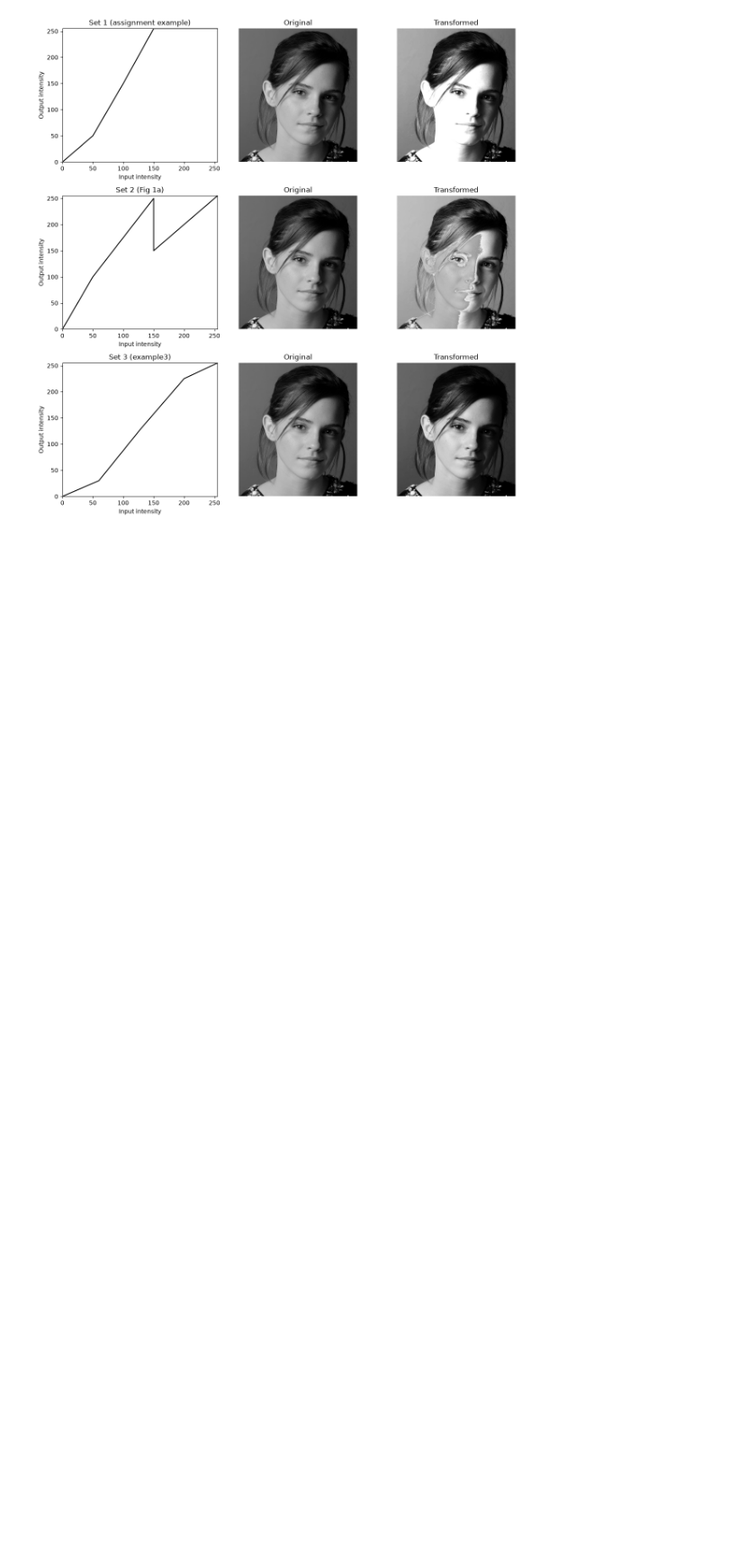
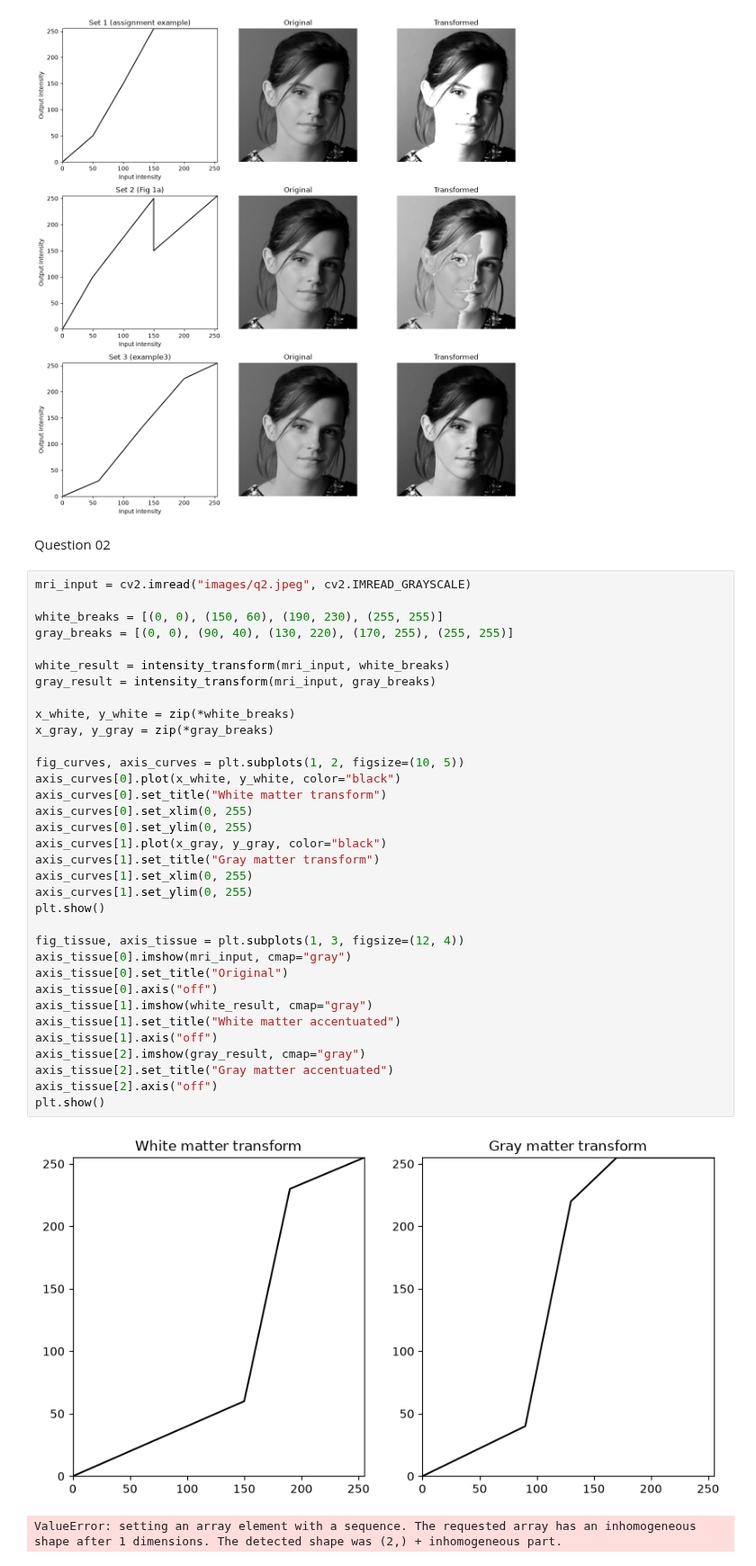
Before and after one commit to Upani-Gunathunga/EN3160-Assignment-01, a Jupyter notebook: 230218G_a01.ipynb, the cells around one changed output. Shown at 90% size. Drawn from its saved outputs; the diff is of its cells as text; blank space fills up the shorter version.

Commit message:
question2 implementation

```diff
--- a/230218G_a01.ipynb
+++ b/230218G_a01.ipynb
@@ -89,3 +89,42 @@ plt.tight_layout()
 plt.show()
 # %% [output]
 [figure]
+# %% [markdown]
+Question 02
+# %%
+mri_input = cv2.imread("images/q2.jpeg", cv2.IMREAD_GRAYSCALE)
+
+white_breaks = [(0, 0), (150, 60), (190, 230), (255, 255)]
+gray_breaks = [(0, 0), (90, 40), (130, 220), (170, 255), (255, 255)]
+
+white_result = intensity_transform(mri_input, white_breaks)
+gray_result = intensity_transform(mri_input, gray_breaks)
+
+x_white, y_white = zip(*white_breaks)
+x_gray, y_gray = zip(*gray_breaks)
+
+fig_curves, axis_curves = plt.subplots(1, 2, figsize=(10, 5))
+axis_curves[0].plot(x_white, y_white, color="black")
+axis_curves[0].set_title("White matter transform")
+axis_curves[0].set_xlim(0, 255)
+axis_curves[0].set_ylim(0, 255)
+axis_curves[1].plot(x_gray, y_gray, color="black")
+axis_curves[1].set_title("Gray matter transform")
+axis_curves[1].set_xlim(0, 255)
+axis_curves[1].set_ylim(0, 255)
+plt.show()
+
+fig_tissue, axis_tissue = plt.subplots(1, 3, figsize=(12, 4))
+axis_tissue[0].imshow(mri_input, cmap="gray")
+axis_tissue[0].set_title("Original")
+axis_tissue[0].axis("off")
+axis_tissue[1].imshow(white_result, cmap="gray")
+axis_tissue[1].set_title("White matter accentuated")
+axis_tissue[1].axis("off")
+axis_tissue[2].imshow(gray_result, cmap="gray")
+axis_tissue[2].set_title("Gray matter accentuated")
+axis_tissue[2].axis("off")
+plt.show()
+# %% [output]
+[figure, added]
+ValueError: setting an array element with a sequence. The requested array has an inhomogeneous shape after 1 dimensions. The detected shape was (2,) + inhomogeneous part.
```
Also changed, not shown: parts of 1 cell of this notebook.
